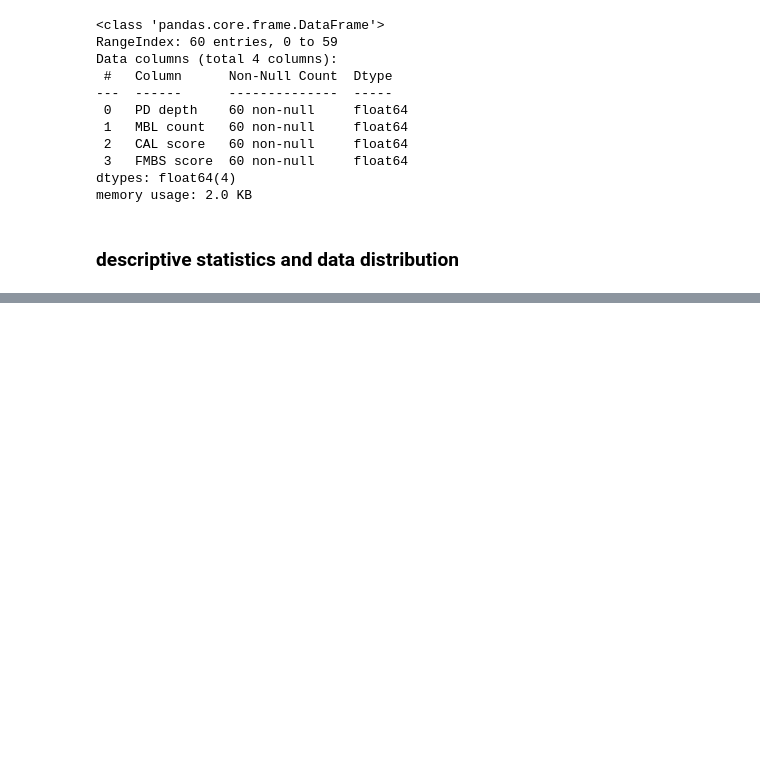
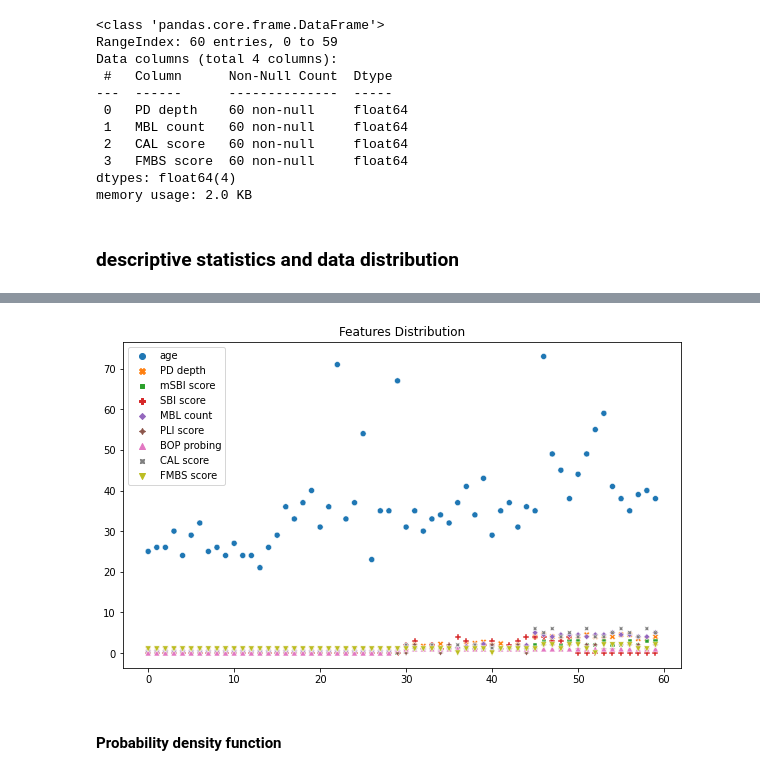
Before and after one commit to adikamunyao/bacterial_prediction_model, a Jupyter notebook: model.ipynb, the cells around one changed output, grey strips where cells are left out. Saved outputs shown, nothing was run; the diff lists cells and outputs as text; code cells hidden in the pictures; blank space fills up the shorter version.

```diff
--- a/model.ipynb
+++ b/model.ipynb
@@ -142,0 +202,27 @@ SyntaxError: invalid syntax (56713651.py, line 1)
+# %%
+independent_var = ['generative',
+ 'age',
+ 'PD depth',
+ 'mSBI score',
+ 'SBI score',
+ 'MBL count',
+ 'PLI score',
+ 'BOP probing',
+ 'CAL score',
+ 'FMBS score']
+# %%
+# Create a Figure
+fig = plt.figure(figsize=(10,6))
+
+# Create a scatter plot
+sns.scatterplot(df[independent_var])
+
+# Customize the chart
+plt.title('Features Distribution')
+
+# Show the figure
+plt.show()
+# %% [output]
+[figure, added]
+# %% [markdown]
+#### Probability density function
```
Also changed, not shown: parts of 50 cells of this notebook, 1 other file.
